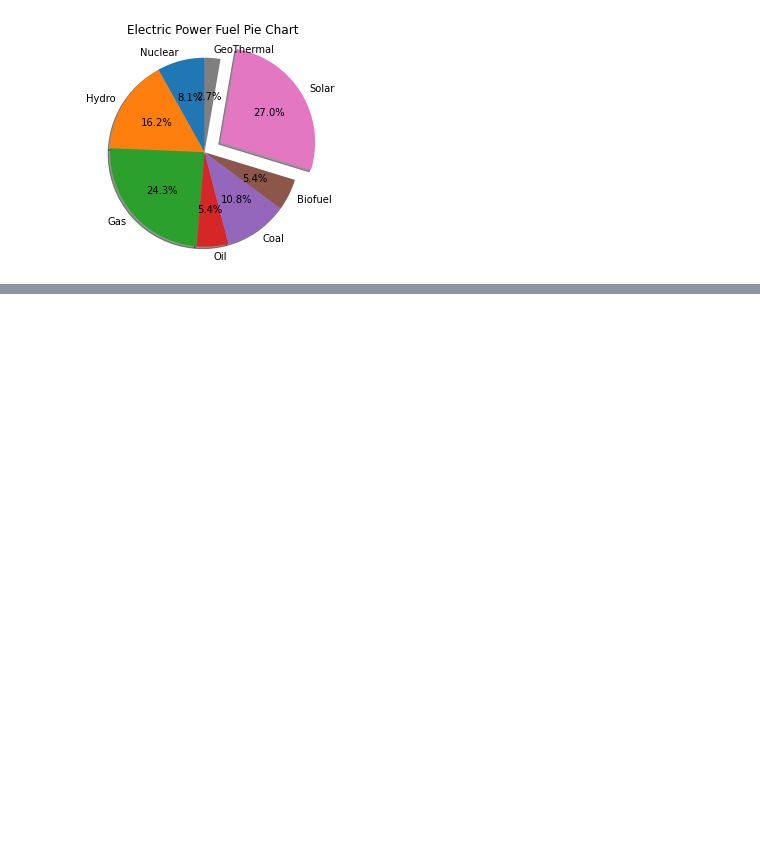
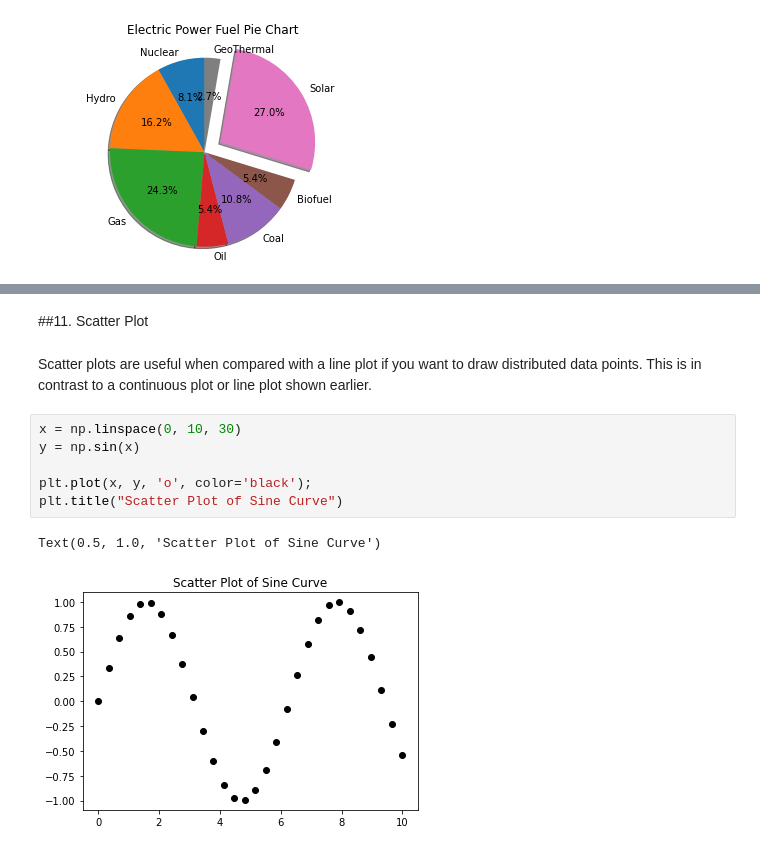
Before and after one commit to KrisMatrix/Data_Visualization, a Jupyter notebook: Data_Visualization_Tutorial.ipynb, the cells around one changed output, grey strips where cells are left out. Drawn from its saved outputs; the diff is of its cells as text; blank space fills up the shorter version.

```diff
--- a/Data_Visualization_Tutorial.ipynb
+++ b/Data_Visualization_Tutorial.ipynb
@@ -486,0 +574,13 @@ plt.show()
+# %% [markdown]
+##11. Scatter Plot
+# %% [markdown]
+Scatter plots are useful when compared with a line plot if you want to draw distributed data points. This is in contrast to a continuous plot or line plot shown earlier.
+# %%
+x = np.linspace(0, 10, 30)
+y = np.sin(x)
+
+plt.plot(x, y, 'o', color='black');
+plt.title("Scatter Plot of Sine Curve")
+# %% [output]
+Text(0.5, 1.0, 'Scatter Plot of Sine Curve')
+[figure, added]
```
Also changed, not shown: parts of 24 cells of this notebook.
